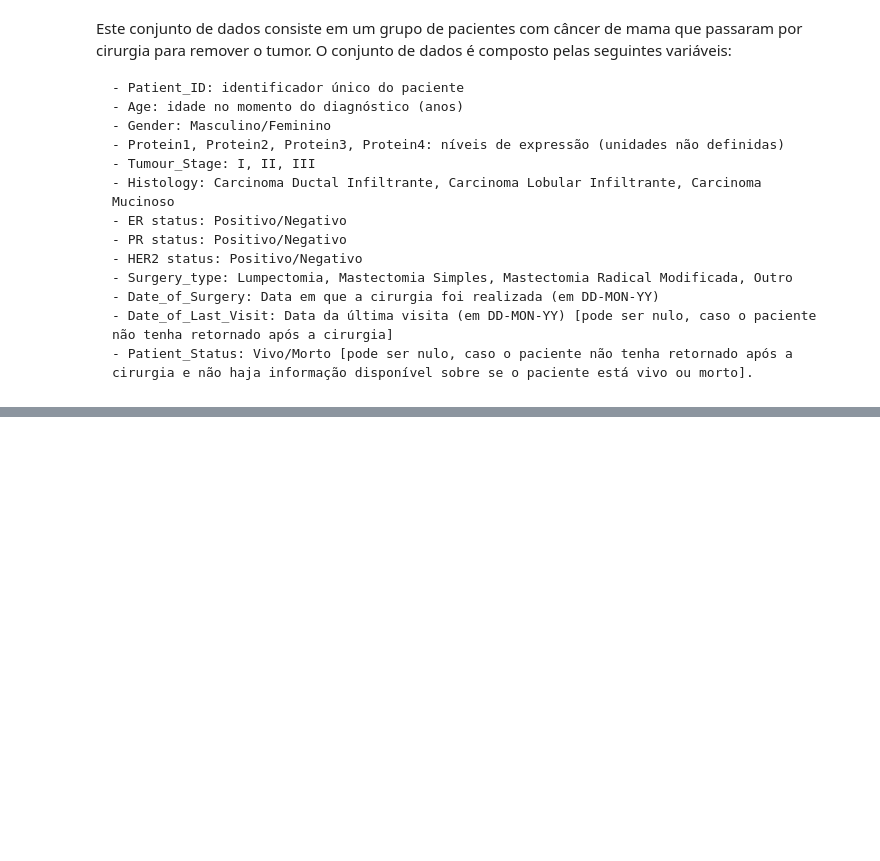
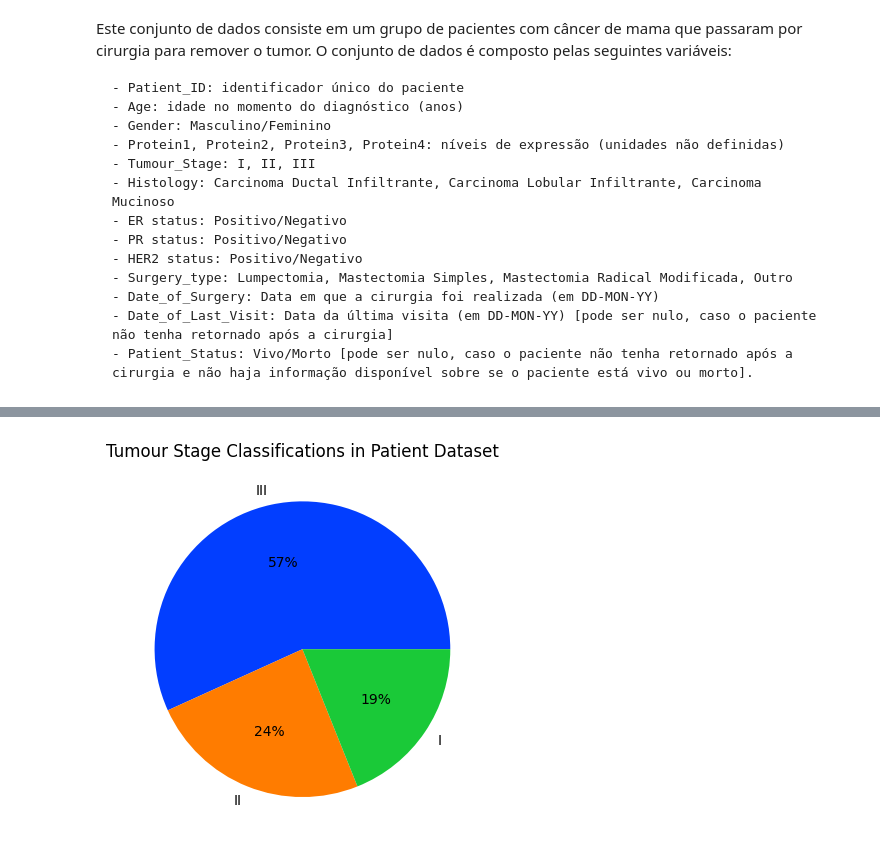
Before and after one commit to Marisagf/Projetos_de_Ciencias_de_Dados, a Jupyter notebook: Previsão_de_Sobrevivência_ao_Câncer_de_Mama.ipynb, the cells around one changed output, grey strips where cells are left out. Saved outputs shown, nothing was run; the diff lists cells and outputs as text; code cells hidden in the pictures; blank space fills up the shorter version.

```diff
--- a/Previsão_de_Sobrevivência_ao_Câncer_de_Mama.ipynb
+++ b/Previsão_de_Sobrevivência_ao_Câncer_de_Mama.ipynb
@@ -68,0 +217,5 @@ from limpeza_dados import *
+# %%
+# Verificar a distribuição por estágio, sabendo-se que o estágio I é o inicial e o estágio III o mais avançado.
+plot_pie_chart("Tumour_Stage", "Tumour Stage Classifications in Patient Dataset")
+# %% [output]
+[figure, added]
```
Also changed, not shown: parts of 46 cells of this notebook.
